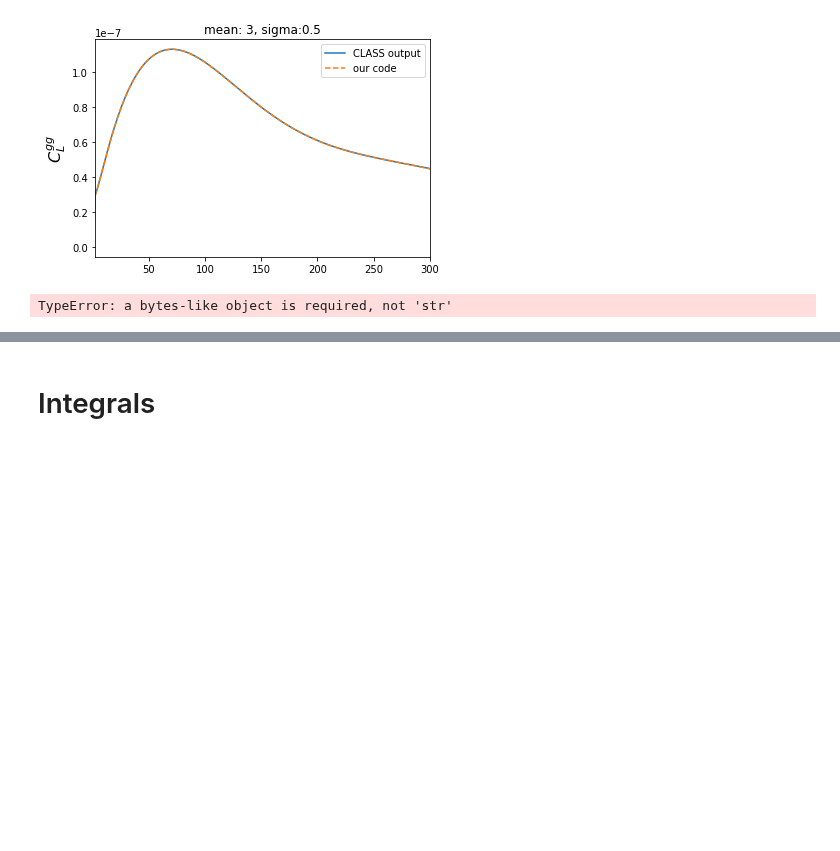
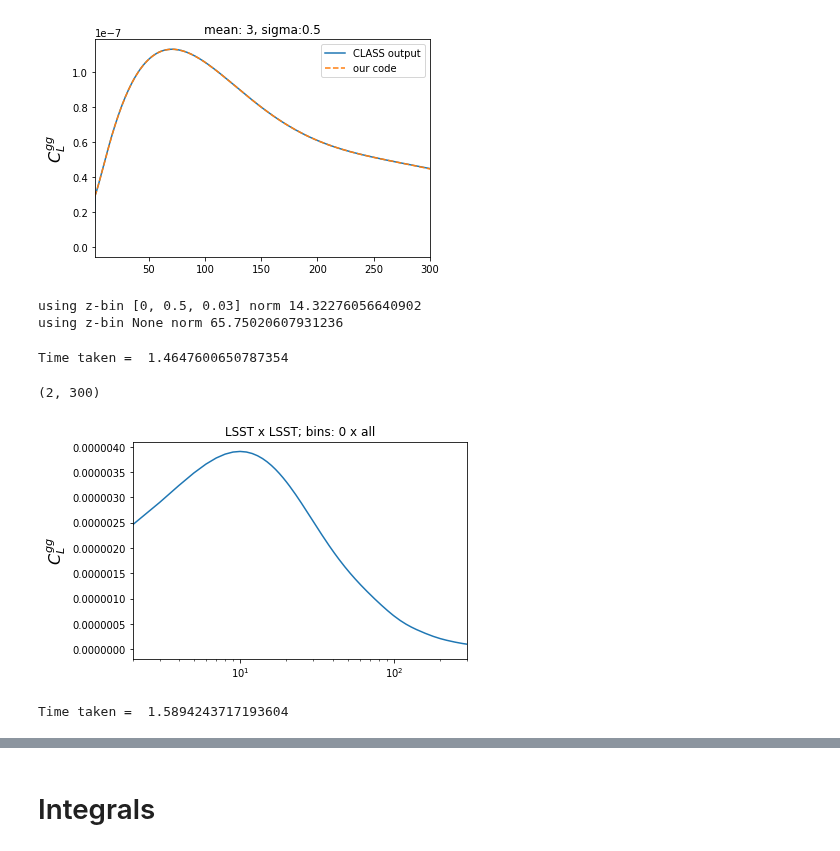
Before and after one commit to VMBoehm/postlimber, a Jupyter notebook: notebooks/Post Limber Correlation Functions.ipynb, the cells around one changed output, grey strips where cells are left out. Saved outputs shown, nothing was run; the diff lists cells and outputs as text; code cells hidden in the pictures; blank space fills up the shorter version.

```diff
--- a/notebooks/Post Limber Correlation Functions.ipynb
+++ b/notebooks/Post Limber Correlation Functions.ipynb
@@ -111,20 +111,19 @@ def gal_kernel(z_kernel,ximax=5):
         return z_kernel(z_chi(xi))*dz_dchi(xi)
     return chi_kernel
 
-import pickle
 
 # 2) prospective LSST kernels
 def dNdz_LSST(bin_num,dn_filename = '../LSSTdndzs/dndz_LSST_i27_SN5_3y'):
     if bin_num is "all":
-        zbin, nbin = pickle.load(open(dn_filename+'tot_extrapolated.pkl', encoding='iso-8859-1'))
-        norm                = simps(nbin,zbin)
+        zbin, nbin = np.load(dn_filename+'tot_extrapolated.npy',encoding='latin1')
+        norm                = np.trapz(nbin,zbin)
         mbin                = 'None'
     else:
-        bins,big_grid,res   = pickle.load(open(dn_filename+'_extrapolated.pkl', encoding='iso-8859-1'))
+        bins,big_grid,res   = np.load(dn_filename+'_extrapolated.npy',encoding='latin1')
         mbin                = bins[bin_num]
         zbin                = big_grid
         nbin                = res[bin_num]
-        norm                = simps(nbin,zbin)
+        norm                = np.trapz(nbin,zbin)
     dndz                = interp1d(zbin, nbin/norm, kind='linear',bounds_error=False,fill_value=0.)
     print('using z-bin', mbin, 'norm', norm)
     return dndz
@@ -138,7 +137,8 @@ def gal_clus(dNdz,b,bin_num):
     bin_num: bin_number (either 'all' or 0-5)
     """
     p_z=dNdz(bin_num)
-    def kernel(x,z,chimax=None):
+    def kernel(x):
+        z = z_chi(x)
         return b(z)*p_z(z)*dz_dchi(z)
 
     return kernel
@@ -188,9 +188,11 @@ plt.xlim(2,300)
 [figure]
 # %%
 # now let's use LSST kernels
+binnum1= 0
+binnum2= 'all'
 begin=time.time()
-kernel1 = gal_clus(dNdz_LSST,constant_bias,'0')
-kernel2 = gal_clus(dNdz_LSST,constant_bias,'all')
+kernel1 = gal_clus(dNdz_LSST,constant_bias,binnum1)
+kernel2 = gal_clus(dNdz_LSST,constant_bias,binnum2)
 
 chimax = chi_cmb
 
@@ -213,4 +215,15 @@ Clgg = chimax * result/np.pi**2/2./4. #dividing by extra factor of 4 (should be
 
 print('Time taken = ', time.time()-begin)
 # %% [output]
-TypeError: a bytes-like object is required, not 'str'
+using z-bin [0, 0.5, 0.03] norm 14.32276056640902
+using z-bin None norm 65.75020607931236
+Time taken =  1.4647600650787354
+# %%
+plt.title('LSST x LSST; bins: %s x %s'%(str(binnum1),str(binnum2)))
+plt.plot(ell_,Clgg)
+plt.ylabel('$C_L^{gg}$',fontsize=16)
+plt.xscale('log')
+plt.xlim(2,300)
+# %% [output]
+(2, 300)
+[figure, added]
@@ -216,0 +232,40 @@ TypeError: a bytes-like object is required, not 'str'
+# %%
+# set up (as before), but using FFTlog of P_deltapsi
+
+r2d, t2d = np.meshgrid(t_,t_)
+w11, w12 = np.meshgrid(w1,w1)
+#nu axis
+r2d, t2d = np.expand_dims(r2d, 2), np.expand_dims(t2d, 2)
+w11, w12 = np.expand_dims(w11, 2), np.expand_dims(w12, 2)
+
+# chimax and kernels
+chimax   = chi_cmb
+
+kernel1  = lensing_kernel
+kernel2  = gal_kernel(Gauss_redshift(mean,width))
+
+n = 2
+
+begin=time.time()
+
+chi1fac0 = (kernel1(r2d*chimax,chimax)*D_chi(r2d*chimax))
+chi1fac0 = chi1fac0 *(r2d*chimax)**(1-(n+nu_n_.reshape(1, 1, -1)))
+
+chi2fac00 = (kernel2(t2d*r2d*chimax)*D_chi(r2d*t2d*chimax))
+chi2fac01 = (kernel2(1./t2d*r2d*chimax)*D_chi(r2d/t2d*chimax))
+chi2fac01 = chi2fac01 * t2d**((n+nu_n_).reshape(1, 1, -1)-2)
+chi2fac0  = chi2fac00 + chi2fac01
+
+chifacs = w11*w12*chi1fac0* chi2fac0
+
+result=np.zeros_like(ell_)
+lmax = ell_.size
+for ii  in range(ell_.size):
+    result[ii] = np.sum(chifacs*I2_ltrc[ii])
+
+
+Cl_pg = chimax * result*1./np.pi**2/2.*prefac/4.*2
+
+print('Time taken = ', time.time()-begin)
+# %% [output]
+Time taken =  1.5894243717193604
```
Also changed, not shown: parts of 8 cells of this notebook.
